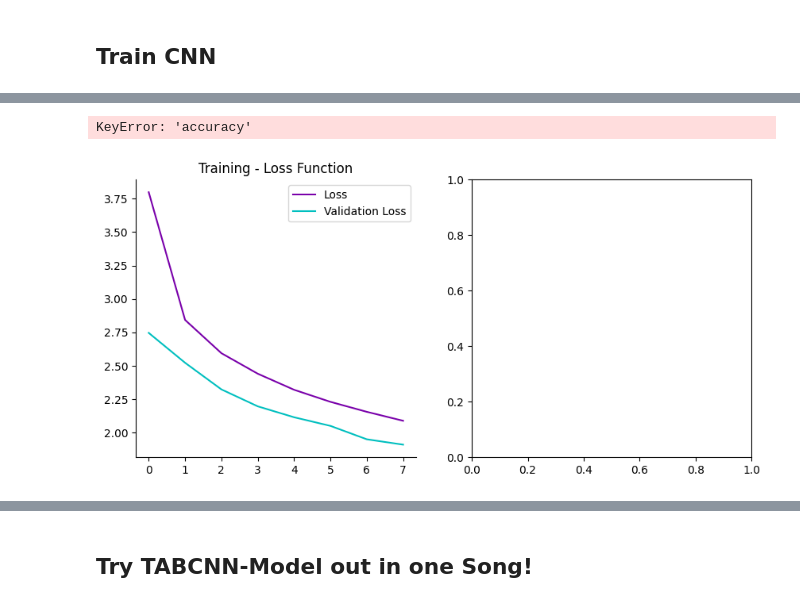
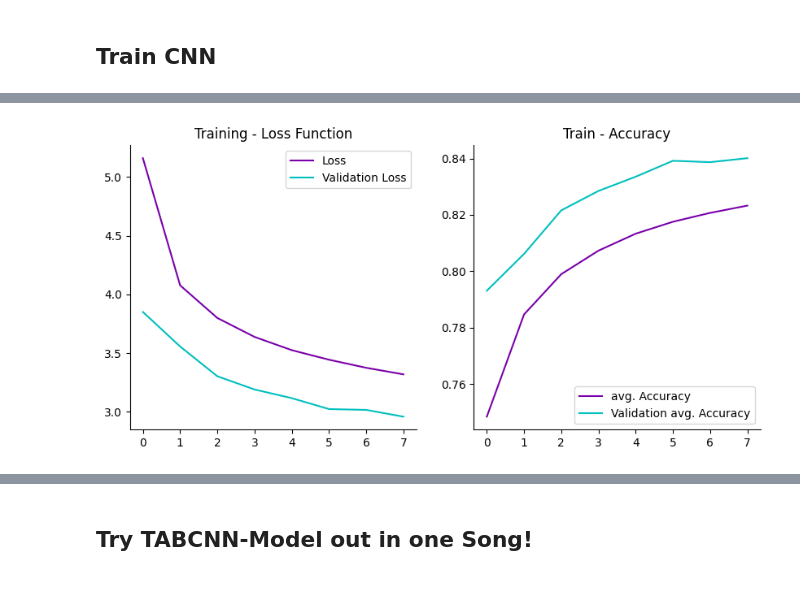
Before and after one commit to swizzle-app/swizzle, a Jupyter notebook: notebooks/model.ipynb, the cells around one changed output, grey strips where cells are left out. Drawn from its saved outputs; the diff is of its cells as text; code cells hidden in the pictures.

Commit message:
Changes on error analysis

```diff
--- a/notebooks/model.ipynb
+++ b/notebooks/model.ipynb
@@ -73,13 +73,13 @@ INPUT_PATH = "../data/output/"
 save_path = "../app/model/"
 
 #for all
-#IMAGES = np.load(INPUT_PATH + 'training_data.npz')
-#annots = np.load(INPUT_PATH + 'training_labels.npz')
+IMAGES = np.load(INPUT_PATH + 'training_data_95.npz')
+annots = np.load(INPUT_PATH + 'training_labels_95.npz')
 
 
 #for solo
-IMAGES = np.load(INPUT_PATH + 'training_datasolo.npz')
-annots = np.load(INPUT_PATH + 'training_labelssolo.npz')
+#IMAGES = np.load(INPUT_PATH + 'training_datasolo.npz')
+#nnots = np.load(INPUT_PATH + 'training_labelssolo.npz')
 # %% [markdown]
 ## __Do train & test split__
 # %%
@@ -269,29 +269,28 @@ Epoch 6/8
 # %%
 #show plots for our loss function and the accurancy
 fig = plt.figure(figsize=(10, 10))
 
 ax = plt.subplot(2, 2, 1)
 plt.plot(history.history['loss'], label='Loss', color= '#7900AA')
 plt.plot(history.history['val_loss'], label='Validation Loss', color = 'c')
 plt.legend()
 plt.title('Training - Loss Function')
 
 ax.spines['right'].set_visible(False)
 ax.spines['top'].set_visible(False)
 
 ax2 = plt.subplot(2, 2, 2)
-plt.plot(history.history['accuracy'], label='Accuracy', color = '#7900AA')
-plt.plot(history.history['val_accuracy'], label='Validation Accuracy', color = 'c')
+plt.plot(history.history['avg_acc'], label='avg. Accuracy', color = '#7900AA')
+plt.plot(history.history['val_avg_acc'], label='Validation avg. Accuracy', color = 'c')
 plt.legend()
 plt.title('Train - Accuracy')
 
 ax2.spines['right'].set_visible(False)
 ax2.spines['top'].set_visible(False)
 
 fig.savefig('../data/model/plots.png')
 # %% [output]
-KeyError: 'accuracy'
-[figure, old version]
+[figure, new version]
 # %%
 #print results of our swizzle model metrics for training
 score = swizzle_model.evaluate(test_images,test_annots,verbose=0)
```
Also changed, not shown: parts of 18 cells of this notebook.
